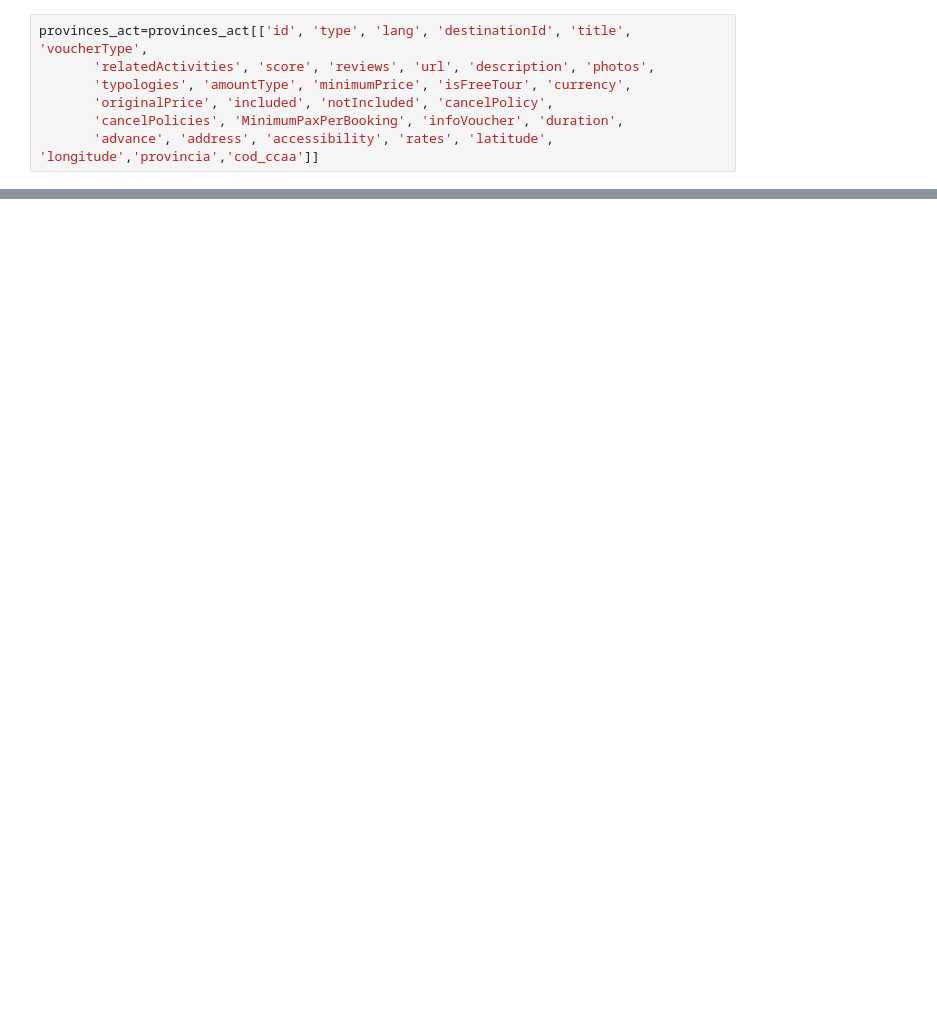
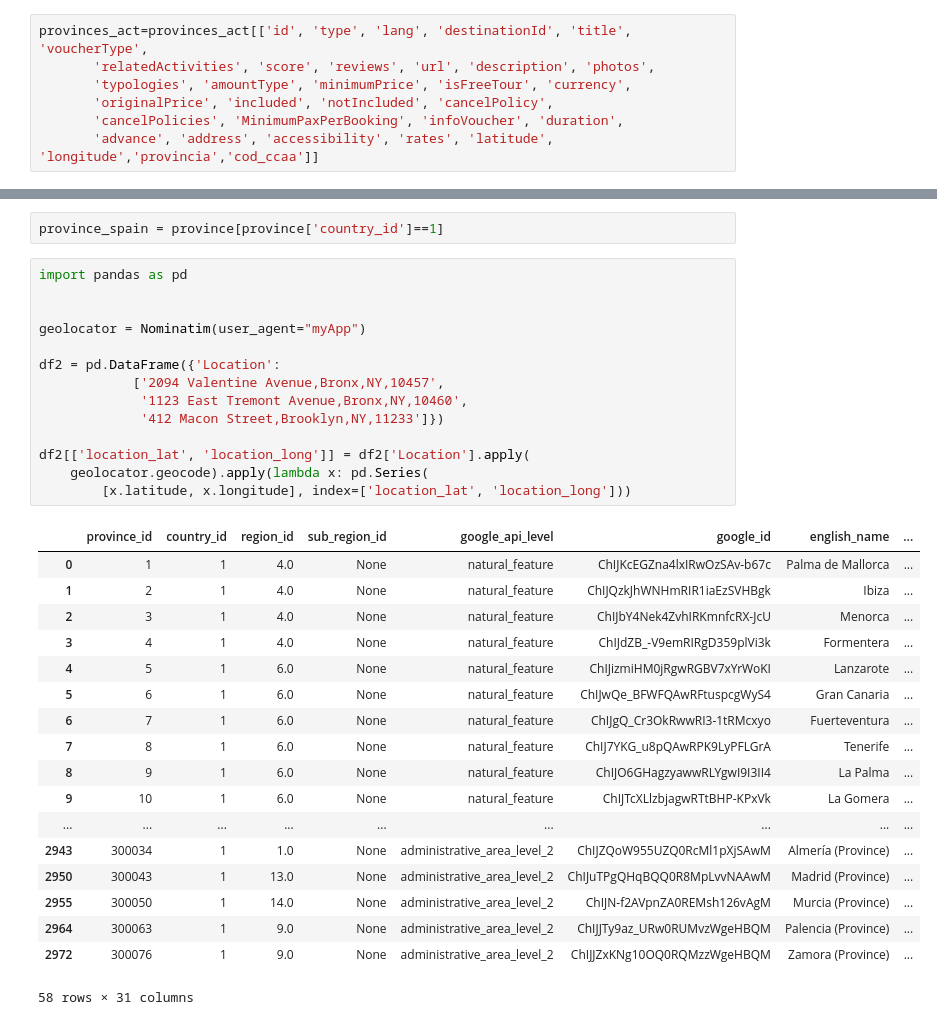
Before and after one commit to BederDS/CIVITATIS-IMPLEMENTATION2022, a Jupyter notebook: Scripts/Barcelona_act mapping.ipynb, the cells around one changed output, grey strips where cells are left out. Cells and saved outputs as stored; diff of their text form; blank space fills up the shorter version.

Commit message:
mapped provincesd
Addition of mapped provinces, manual attempt

```diff
--- a/Scripts/Barcelona_act mapping.ipynb
+++ b/Scripts/Barcelona_act mapping.ipynb
@@ -283,0 +274,35 @@ provinces_act=provinces_act[['id', 'type', 'lang', 'destinationId', 'title', 'vo
+# %%
+province_spain = province[province['country_id']==1]
+# %%
+import pandas as pd
+
+
+geolocator = Nominatim(user_agent="myApp")
+
+df2 = pd.DataFrame({'Location':
+            ['2094 Valentine Avenue,Bronx,NY,10457',
+             '1123 East Tremont Avenue,Bronx,NY,10460',
+             '412 Macon Street,Brooklyn,NY,11233']})
+
+df2[['location_lat', 'location_long']] = df2['Location'].apply(
+    geolocator.geocode).apply(lambda x: pd.Series(
+        [x.latitude, x.longitude], index=['location_lat', 'location_long']))
+# %% [output]
+|  | province_id | country_id | region_id | sub_region_id | google_api_level | google_id | english_name | ... |
+| 0 | 1 | 1 | 4.0 | None | natural_feature | ChIJKcEGZna4lxIRwOzSAv-b67c | Palma de Mallorca | ... |
+| 1 | 2 | 1 | 4.0 | None | natural_feature | ChIJQzkJhWNHmRIR1iaEzSVHBgk | Ibiza | ... |
+| 2 | 3 | 1 | 4.0 | None | natural_feature | ChIJbY4Nek4ZvhIRKmnfcRX-JcU | Menorca | ... |
+| 3 | 4 | 1 | 4.0 | None | natural_feature | ChIJdZB_-V9emRIRgD359plVi3k | Formentera | ... |
+| 4 | 5 | 1 | 6.0 | None | natural_feature | ChIJizmiHM0jRgwRGBV7xYrWoKI | Lanzarote | ... |
+| 5 | 6 | 1 | 6.0 | None | natural_feature | ChIJwQe_BFWFQAwRFtuspcgWyS4 | Gran Canaria | ... |
+| 6 | 7 | 1 | 6.0 | None | natural_feature | ChIJgQ_Cr3OkRwwRI3-1tRMcxyo | Fuerteventura | ... |
+| 7 | 8 | 1 | 6.0 | None | natural_feature | ChIJ7YKG_u8pQAwRPK9LyPFLGrA | Tenerife | ... |
+| 8 | 9 | 1 | 6.0 | None | natural_feature | ChIJO6GHagzyawwRLYgwI9I3II4 | La Palma | ... |
+| 9 | 10 | 1 | 6.0 | None | natural_feature | ChIJTcXLlzbjagwRTtBHP-KPxVk | La Gomera | ... |
+| ... | ... | ... | ... | ... | ... | ... | ... | ... |
+| 2943 | 300034 | 1 | 1.0 | None | administrative_area_level_2 | ChIJZQoW955UZQ0RcMl1pXjSAwM | Almería (Province) | ... |
+| 2950 | 300043 | 1 | 13.0 | None | administrative_area_level_2 | ChIJuTPgQHqBQQ0R8MpLvvNAAwM | Madrid (Province) | ... |
+| 2955 | 300050 | 1 | 14.0 | None | administrative_area_level_2 | ChIJN-f2AVpnZA0REMsh126vAgM | Murcia (Province) | ... |
+| 2964 | 300063 | 1 | 9.0 | None | administrative_area_level_2 | ChIJJTy9az_URw0RUMvzWgeHBQM | Palencia (Province) | ... |
+| 2972 | 300076 | 1 | 9.0 | None | administrative_area_level_2 | ChIJJZxKNg10OQ0RQMzzWgeHBQM | Zamora (Province) | ... |
+58 rows × 31 columns
```
Also changed, not shown: parts of 9 cells of this notebook, 4 other files.
